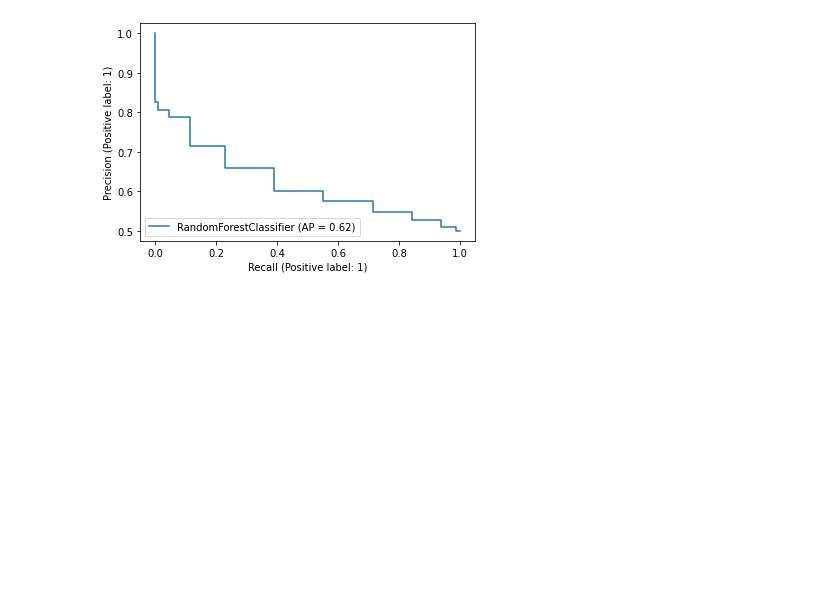
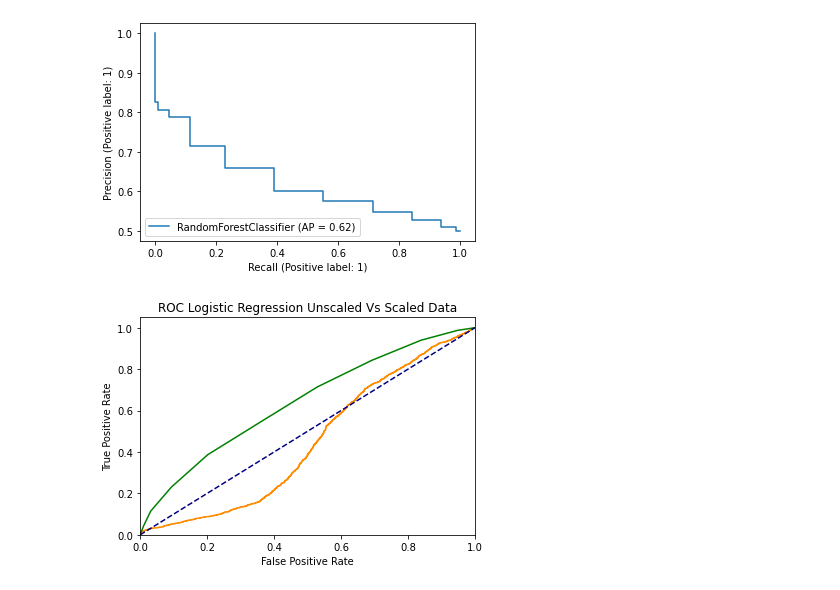
Before and after one commit to skesamsetty/Supervised-Machine-Learning-Challenge, a Jupyter notebook: Code/Credit Risk Evaluator.ipynb, the cells around one changed output. Drawn from its saved outputs; the diff is of its cells as text; code cells hidden in the pictures; blank space fills up the shorter version.

```diff
--- a/Code/Credit Risk Evaluator.ipynb
+++ b/Code/Credit Risk Evaluator.ipynb
@@ -326,0 +335,12 @@ weighted avg       0.61      0.59      0.57      4702
+# %%
+# Train a Random Forest Classifier model and print the model score
+from sklearn.ensemble import RandomForestClassifier
+
+rf_uns_classifier = RandomForestClassifier(random_state=1, n_estimators=10).fit(X_train, y_train)
+
+print("----------------------------------------------")
+print("Random Forest Classifier - Unscaled Data")
+print("----------------------------------------------")
+print(f"Training Data Score: {rf_uns_classifier.score(X_train, y_train)}")
+print(f"Testing Data Score: {rf_uns_classifier.score(X_test, y_test)}")
+print("----------------------------------------------")
@@ -390,3 +469,28 @@ plot_precision_recall_curve(classifier, X_test_scaled, y_test)
 <sklearn.metrics._plot.precision_recall_curve.PrecisionRecallDisplay at 0x...>
 [figure]
 [figure]
+# %%
+lr_uns_y_prob = lr_uns_classifier.predict_proba(X_test)[:, 1]
+lr_uns_fpr, lr_uns_tpr, lr_uns_thresholds = roc_curve(y_test, lr_uns_y_prob)
+
+lr_s_y_prob = lr_s_classifier.predict_proba(X_test_scaled)[:, 1]
+lr_s_fpr, lr_s_tpr, lr_s_thresholds = roc_curve(y_test, lr_s_y_prob)
+
+rf_uns_y_prob = rf_uns_classifier.predict_proba(X_test)[:, 1]
+rf_uns_fpr, rf_uns_tpr, rf_uns_thresholds = roc_curve(y_test, rf_uns_y_prob)
+
+rf_s_y_prob = rf_s_classifier.predict_proba(X_test_scaled)[:, 1]
+rf_s_fpr, rf_s_tpr, rf_s_thresholds = roc_curve(y_test, rf_s_y_prob)
+# %%
+plt.figure()
+plt.plot(lr_uns_fpr, lr_uns_tpr, color='darkorange')
+plt.plot(rf_uns_fpr, rf_uns_tpr, color='green')
+plt.plot([0, 1], [0, 1], color='navy', linestyle='--')
+plt.xlim([0.0, 1.0])
+plt.ylim([0.0, 1.05])
+plt.xlabel('False Positive Rate')
+plt.ylabel('True Positive Rate')
+plt.title('ROC Logistic Regression Unscaled Vs Scaled Data')
+plt.show()
+# %% [output]
+[figure, added]
```
Also changed, not shown: parts of 50 cells of this notebook.
